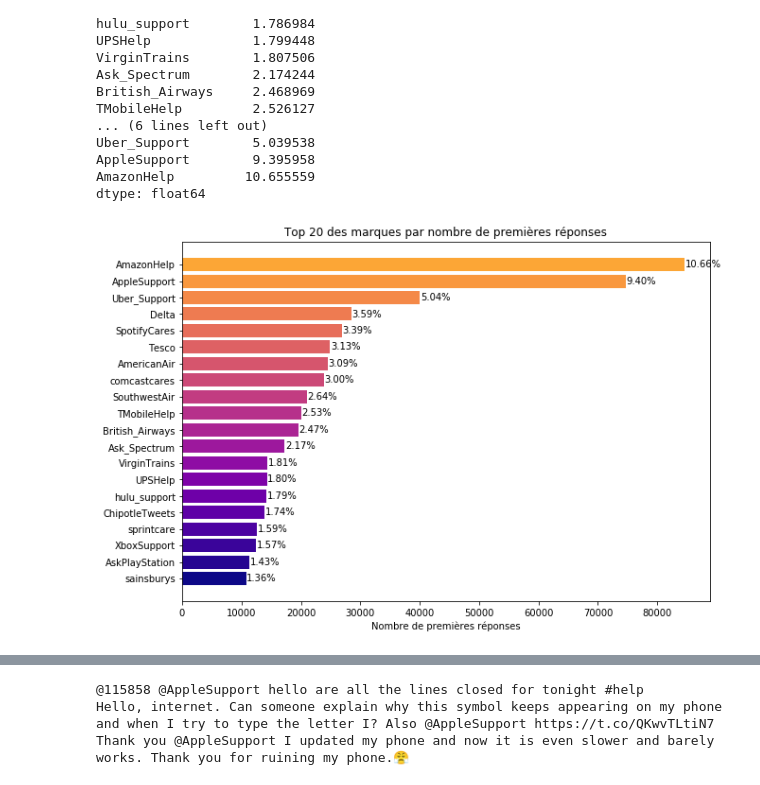
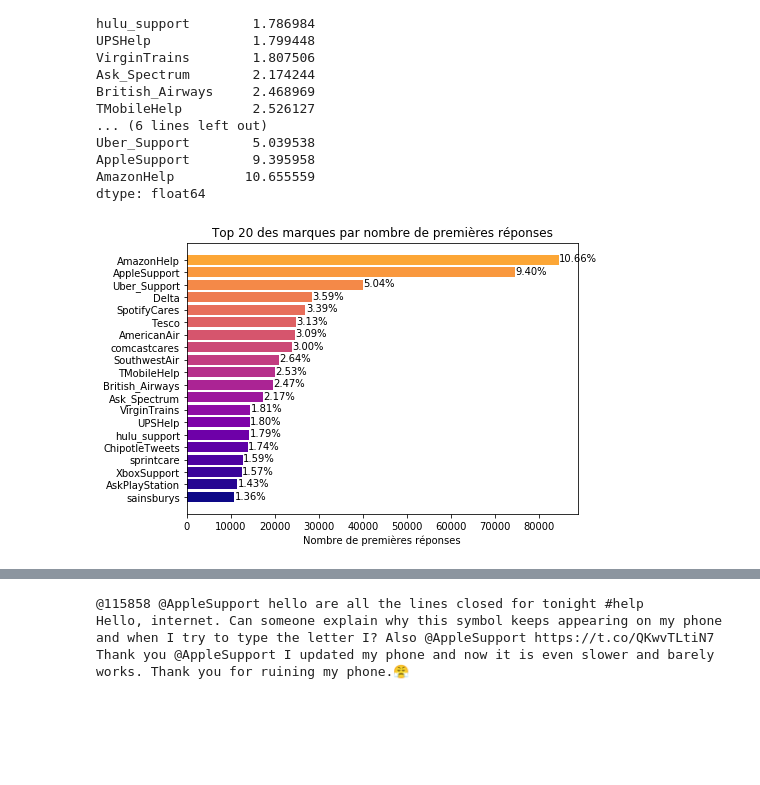
Before and after one commit to francoisserra/topic-modelling-tweets, a Jupyter notebook: tweets-topic-modelling.ipynb, the cells around one changed output, grey strips where cells are left out. Drawn from its saved outputs; the diff is of its cells as text; code cells hidden in the pictures; blank space fills up the shorter version.

```diff
--- a/tweets-topic-modelling.ipynb
+++ b/tweets-topic-modelling.ipynb
@@ -93,21 +93,21 @@ dtype: float64
 # %%
 %matplotlib inline
 from matplotlib import cm
 import matplotlib.pyplot as plt
 pos=np.arange(20)+0.5
-plt.figure(figsize=(10,7))
+plt.figure(figsize=(7,5))
 ax = plt.subplot(111)
 colors = cm.plasma_r(np.linspace(1,.2, 20))
 plt.barh(pos,sorted_answerers.values[-20:],color=colors, tick_label=sorted_answerers.keys()[-20:])
 plt.yticks(pos,sorted_answerers.keys()[-20:])
 plt.xlabel('Nombre de premières réponses')
 plt.title('Top 20 des marques par nombre de premières réponses')
 for i, v in enumerate(sorted_answerers.values[-20:]):
     ax.text(v + 100, i + .35, "{:.2f}%".format(sorted_answerers_sum_percent[-20:][i]))
 
 plt.show()
 # %% [output]
-[figure, old version]
+[figure, new version]
 # %%
 def all_tweets_to(tweets, author_id):
     return tweets.loc[pd.unique(tweets.loc[(tweets['inbound']==False) & (tweets['author_id'] == author_id)]['in_response_to_tweet_id'])]
```
Also changed, not shown: parts of 22 cells of this notebook.
